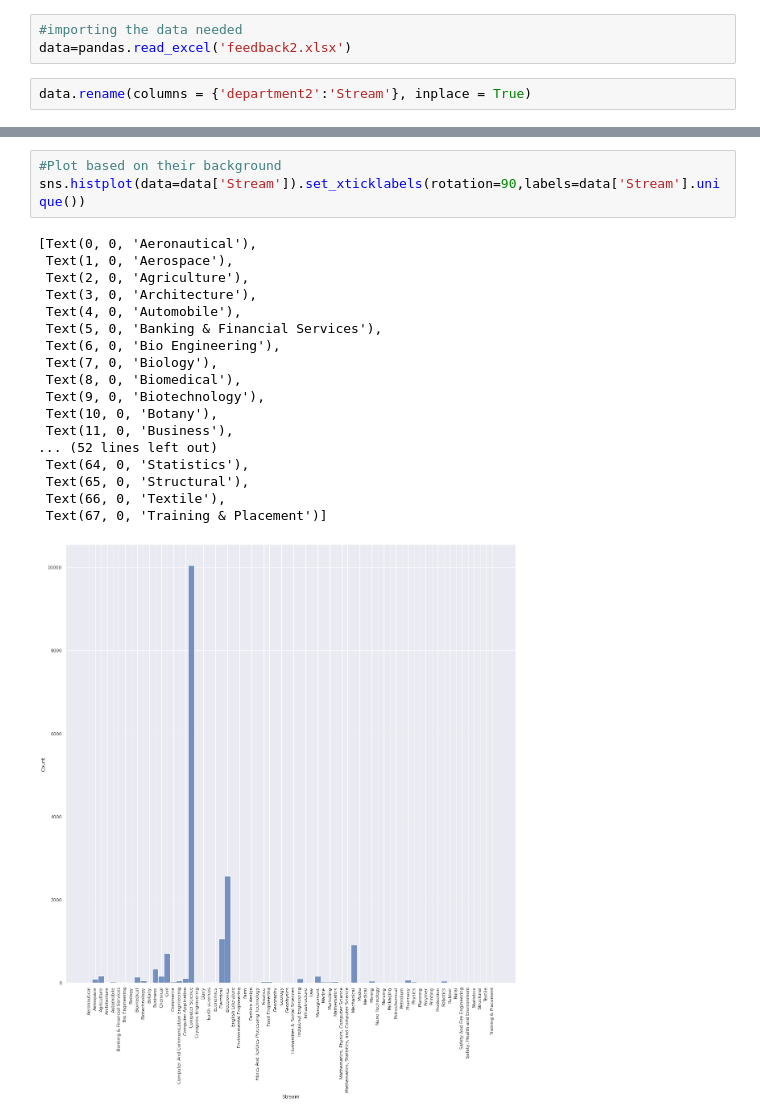
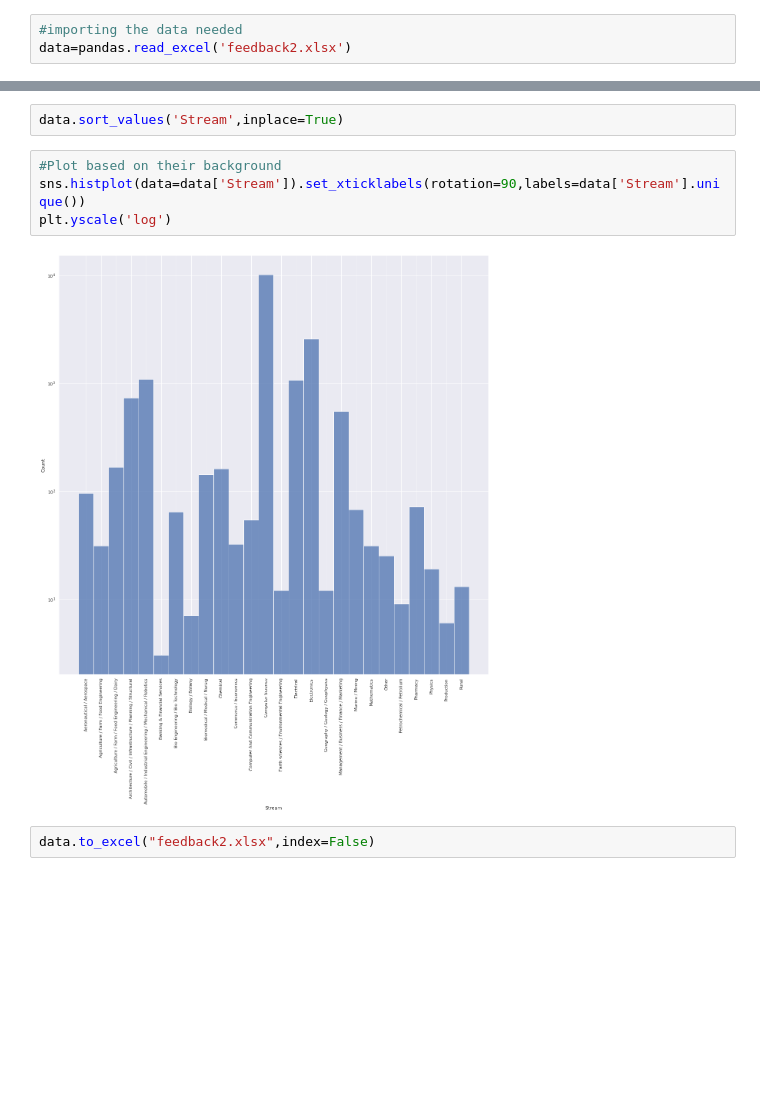
Before and after one commit to GULIDS/Mockathon, a Jupyter notebook: feedback.ipynb, the cells around one changed output, grey strips where cells are left out. Cells and saved outputs as stored; diff of their text form; blank space fills up the shorter version.

Commit message:
changed the plots

```diff
--- a/feedback.ipynb
+++ b/feedback.ipynb
@@ -12,8 +12,6 @@ warnings.filterwarnings('ignore')
 # %%
 #importing the data needed
 data=pandas.read_excel('feedback2.xlsx')
-# %%
-data.rename(columns = {'department2':'Stream'}, inplace = True)
 # %%
 data
 # %% [output]
@@ -56,22 +39,10 @@ sns.histplot(data=data['State']).set_xticklabels(rotation=90,labels=data['State'
+# %%
+data.sort_values('Stream',inplace=True)
 # %%
 #Plot based on their background
 sns.histplot(data=data['Stream']).set_xticklabels(rotation=90,labels=data['Stream'].unique())
+plt.yscale('log')
 # %% [output]
-[Text(0, 0, 'Aeronautical'),
- Text(1, 0, 'Aerospace'),
- Text(2, 0, 'Agriculture'),
- Text(3, 0, 'Architecture'),
- Text(4, 0, 'Automobile'),
- Text(5, 0, 'Banking & Financial Services'),
- Text(6, 0, 'Bio Engineering'),
- Text(7, 0, 'Biology'),
- Text(8, 0, 'Biomedical'),
- Text(9, 0, 'Biotechnology'),
- Text(10, 0, 'Botany'),
- Text(11, 0, 'Business'),
-... (52 lines left out)
- Text(64, 0, 'Statistics'),
- Text(65, 0, 'Structural'),
- Text(66, 0, 'Textile'),
- Text(67, 0, 'Training & Placement')]
-[figure, old version]
+[figure, new version]
+# %%
+data.to_excel("feedback2.xlsx",index=False)
```
Also changed, not shown: parts of 2 cells of this notebook, 1 other file.
